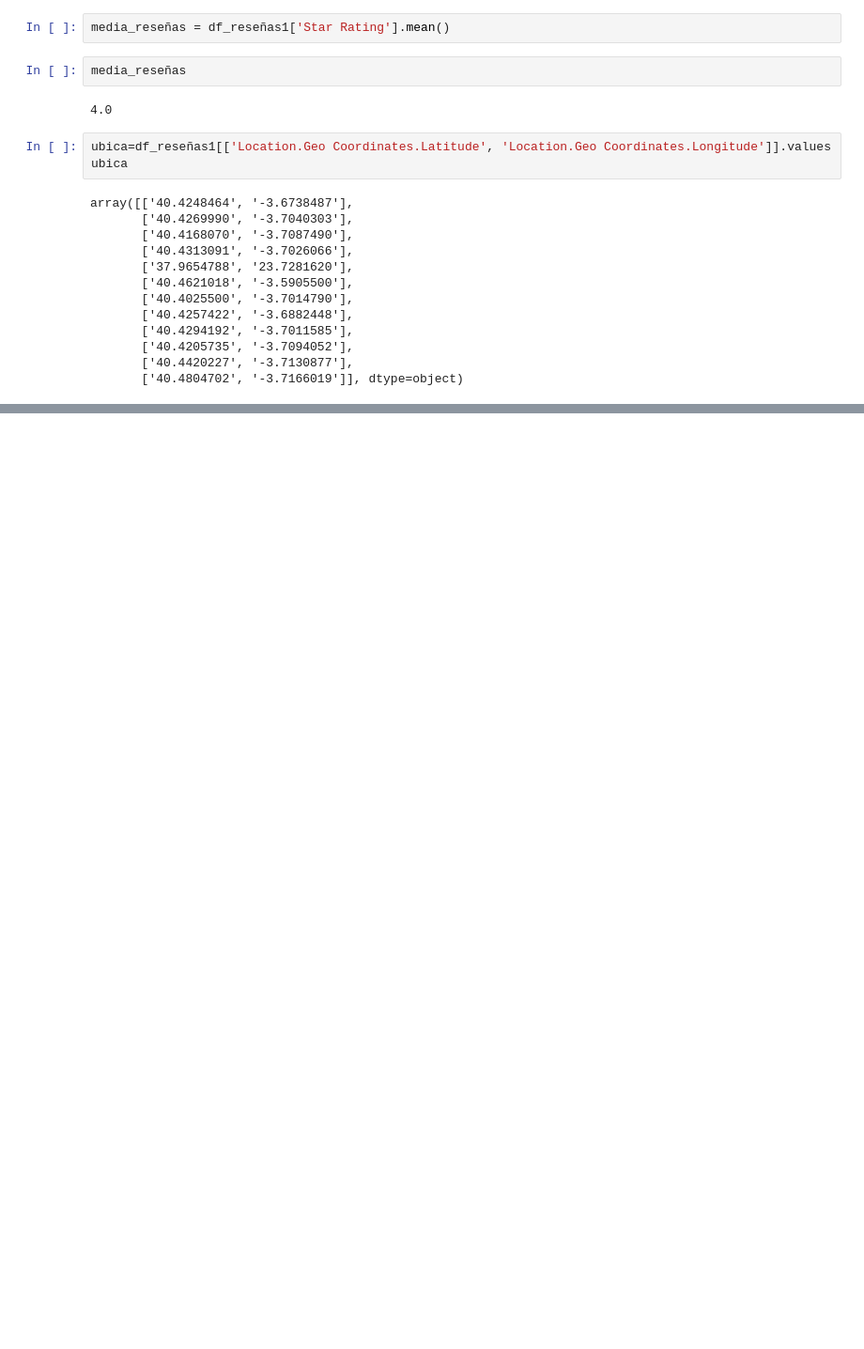
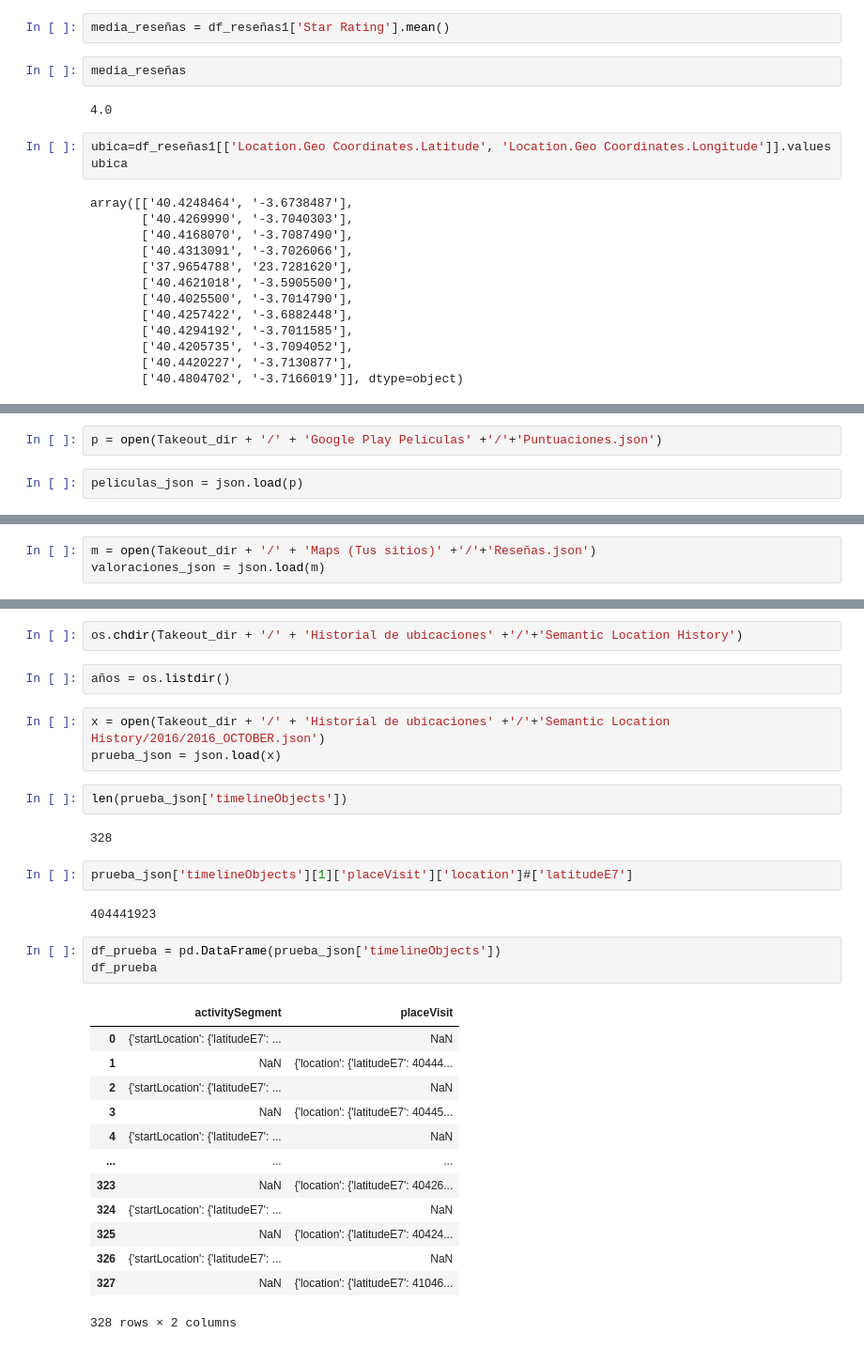
Before and after one commit to jbloch3/Proyecto_Final, a Jupyter notebook: ProyectoFinal.ipynb, the cells around one changed output, grey strips where cells are left out. Shown at 94% size. Drawn from its saved outputs; the diff is of its cells as text; blank space fills up the shorter version.

```diff
--- a/ProyectoFinal.ipynb
+++ b/ProyectoFinal.ipynb
@@ -299,0 +318,4 @@ ModuleNotFoundError: No module named 'gmplot'
+# %%
+p = open(Takeout_dir + '/' + 'Google Play Películas' +'/'+'Puntuaciones.json')
+# %%
+peliculas_json = json.load(p)
@@ -299,0 +390,3 @@ ModuleNotFoundError: No module named 'gmplot'
+# %%
+m = open(Takeout_dir + '/' + 'Maps (Tus sitios)' +'/'+'Reseñas.json')
+valoraciones_json = json.load(m)
@@ -299,0 +447,32 @@ ModuleNotFoundError: No module named 'gmplot'
+# %%
+os.chdir(Takeout_dir + '/' + 'Historial de ubicaciones' +'/'+'Semantic Location History')
+# %%
+años = os.listdir()
+# %%
+x = open(Takeout_dir + '/' + 'Historial de ubicaciones' +'/'+'Semantic Location History/2016/2016_OCTOBER.json')
+prueba_json = json.load(x)
+# %%
+len(prueba_json['timelineObjects'])
+# %% [output]
+328
+# %%
+prueba_json['timelineObjects'][1]['placeVisit']['location']#['latitudeE7']
+# %% [output]
+404441923
+# %%
+df_prueba = pd.DataFrame(prueba_json['timelineObjects'])
+df_prueba
+# %% [output]
+|  | activitySegment | placeVisit |
+| 0 | {'startLocation': {'latitudeE7': ... | NaN |
+| 1 | NaN | {'location': {'latitudeE7': 40444... |
+| 2 | {'startLocation': {'latitudeE7': ... | NaN |
+| 3 | NaN | {'location': {'latitudeE7': 40445... |
+| 4 | {'startLocation': {'latitudeE7': ... | NaN |
+| ... | ... | ... |
+| 323 | NaN | {'location': {'latitudeE7': 40426... |
+| 324 | {'startLocation': {'latitudeE7': ... | NaN |
+| 325 | NaN | {'location': {'latitudeE7': 40424... |
+| 326 | {'startLocation': {'latitudeE7': ... | NaN |
+| 327 | NaN | {'location': {'latitudeE7': 41046... |
+328 rows × 2 columns
```
Also changed, not shown: parts of 33 cells of this notebook.
